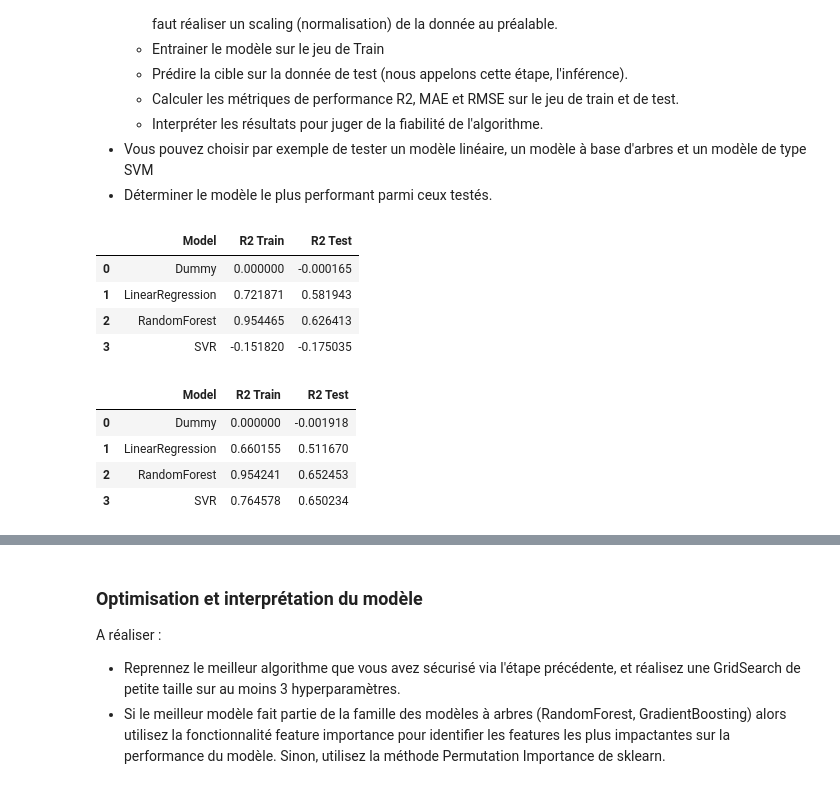
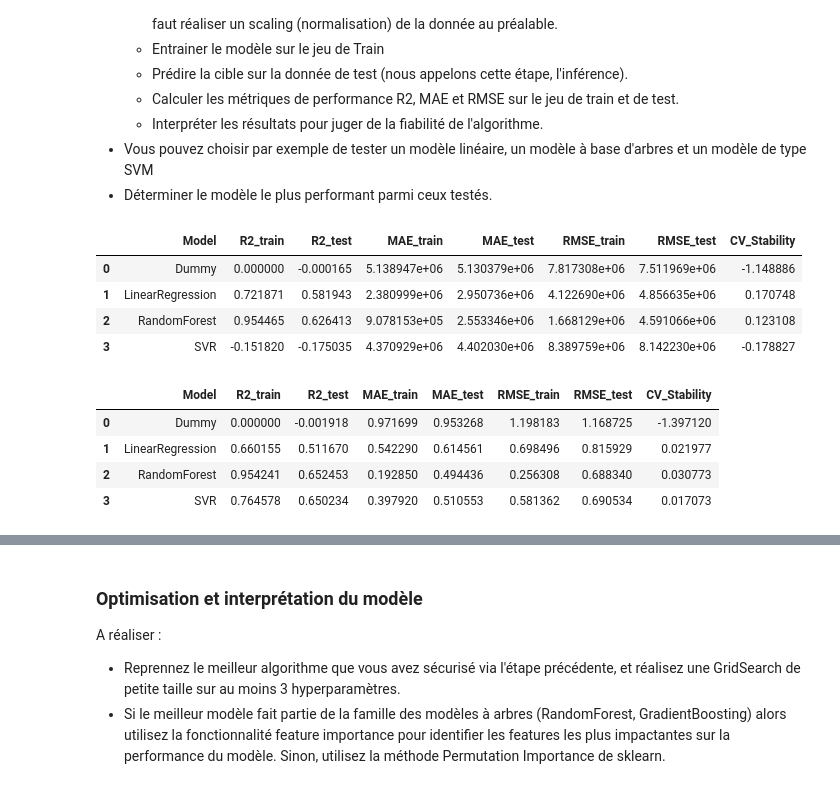
Before and after one commit to Christophe-Ringot/OC_P3_seattle, a Jupyter notebook: 02_model.ipynb, the cells around one changed output, grey strips where cells are left out. Saved outputs shown, nothing was run; the diff lists cells and outputs as text; code cells hidden in the pictures.

```diff
--- a/02_model.ipynb
+++ b/02_model.ipynb
@@ -38,6 +40,12 @@ TARGET = "SiteEnergyUse(kBtu)"
 # %%
 def rmse(y_true, y_pred):
     return np.sqrt(mean_squared_error(y_true, y_pred))
+
+def coefficient_variation(scores):
+    """
+    CV = écart-type / moyenne
+    """
+    return np.std(scores) / np.mean(scores) if np.mean(scores) != 0 else float('inf')
 
 SCORERS = {
     "rmse": make_scorer(rmse, greater_is_better=False),
@@ -170,7 +178,7 @@ A réaliser :
 * Vous pouvez choisir par exemple de tester un modèle linéaire, un modèle à base d'arbres et un modèle de type SVM
 * Déterminer le modèle le plus performant parmi ceux testés.
 # %%
-def evaluer_modele(model, X_train, y_train, X_test, y_test, scorers=SCORERS):
+def evaluer_modele(model, X_train, y_train, X_test, y_test, nom_modele, scorers=SCORERS):
   model.fit(X_train, y_train)
 
   y_pred_train = model.predict(X_train)
@@ -184,45 +192,59 @@ def evaluer_modele(model, X_train, y_train, X_test, y_test, scorers=SCORERS):
       func = scorer._score_func
     scores[f"{name.upper()}_train"] = func(y_train, y_pred_train)
     scores[f"{name.upper()}_test"] = func(y_test, y_pred_test)
-  return scores
+
+  return {
+    "Model": nom_modele,
+    "R2_train": scores["R2_train"],
+    "R2_test": scores["R2_test"],
+    "MAE_train": abs(scores["MAE_train"]),
+    "MAE_test": abs(scores["MAE_test"]),
+    "RMSE_train": abs(scores["RMSE_train"]),
+    "RMSE_test": abs(scores["RMSE_test"]),
+  }
+
+def evaluer_stabilite_modele(model, X, y, cv_folds=5, scoring='r2', random_state=42):
+
+    cv = KFold(n_splits=cv_folds, shuffle=True, random_state=random_state)
+    cv_results = cross_validate(model, X, y, cv=cv, scoring=scoring, return_train_score=True)
+
+    test_scores = cv_results['test_score']
+
+    return coefficient_variation(test_scores)
 # %%
 modeles = [
   ("Dummy", DummyRegressor()),
   ("LinearRegression", Pipeline([("prep", PREP), ("reg", LinearRegression())])),
   ("RandomForest", Pipeline([("prep", PREP), ("reg", RandomForestRegressor(random_state=42))])),
   ("SVR", Pipeline([("prep", PREP), ("reg", SVR())]))
 ]
 
 results = []
 for nom, modele in modeles:
-  scores = evaluer_modele(modele, X_train, y_train, X_test, y_test)
-  results.append({
-    "Model": nom,
-    "R2 Train": scores["R2_train"],
-    "R2 Test": scores["R2_test"]
-  })
+  result = evaluer_modele(modele, X_train, y_train, X_test, y_test, nom)
+  cv_stability = evaluer_stabilite_modele(modele, X_train, y_train)
+  result["CV_Stability"] = cv_stability
+  results.append(result)
 
 pd.DataFrame(results)
 # %% [output]
-|  | Model | R2 Train | R2 Test |
-| 0 | Dummy | 0.000000 | -0.000165 |
-| 1 | LinearRegression | 0.721871 | 0.581943 |
-| 2 | RandomForest | 0.954465 | 0.626413 |
-| 3 | SVR | -0.151820 | -0.175035 |
+|  | Model | R2_train | R2_test | MAE_train | MAE_test | RMSE_train | RMSE_test | CV_Stability |
+| 0 | Dummy | 0.000000 | -0.000165 | 5.138947e+06 | 5.130379e+06 | 7.817308e+06 | 7.511969e+06 | -1.148886 |
+| 1 | LinearRegression | 0.721871 | 0.581943 | 2.380999e+06 | 2.950736e+06 | 4.122690e+06 | 4.856635e+06 | 0.170748 |
+| 2 | RandomForest | 0.954465 | 0.626413 | 9.078153e+05 | 2.553346e+06 | 1.668129e+06 | 4.591066e+06 | 0.123108 |
+| 3 | SVR | -0.151820 | -0.175035 | 4.370929e+06 | 4.402030e+06 | 8.389759e+06 | 8.142230e+06 | -0.178827 |
 # %%
 results_log = []
 for nom, modele in modeles:
-  scores = evaluer_modele(modele, X_train, y_train_log, X_test, y_test_log)
-  results_log.append({
-    "Model": nom,
-    "R2 Train": scores["R2_train"],
-    "R2 Test": scores["R2_test"]
-  })
+  result = evaluer_modele(modele, X_train, y_train_log, X_test, y_test_log, nom)
+  cv_stability = evaluer_stabilite_modele(modele, X_train, y_train_log)
+  result["CV_Stability"] = cv_stability
+  results_log.append(result)
 
 pd.DataFrame(results_log)
 # %% [output]
-|  | Model | R2 Train | R2 Test |
-| 0 | Dummy | 0.000000 | -0.001918 |
-| 1 | LinearRegression | 0.660155 | 0.511670 |
-| 2 | RandomForest | 0.954241 | 0.652453 |
-| 3 | SVR | 0.764578 | 0.650234 |
+|  | Model | R2_train | R2_test | MAE_train | MAE_test | RMSE_train | RMSE_test | CV_Stability |
+| 0 | Dummy | 0.000000 | -0.001918 | 0.971699 | 0.953268 | 1.198183 | 1.168725 | -1.397120 |
+| 1 | LinearRegression | 0.660155 | 0.511670 | 0.542290 | 0.614561 | 0.698496 | 0.815929 | 0.021977 |
+| 2 | RandomForest | 0.954241 | 0.652453 | 0.192850 | 0.494436 | 0.256308 | 0.688340 | 0.030773 |
+| 3 | SVR | 0.764578 | 0.650234 | 0.397920 | 0.510553 | 0.581362 | 0.690534 | 0.017073 |
```
Also changed, not shown: parts of 14 cells of this notebook, 9 other files.
